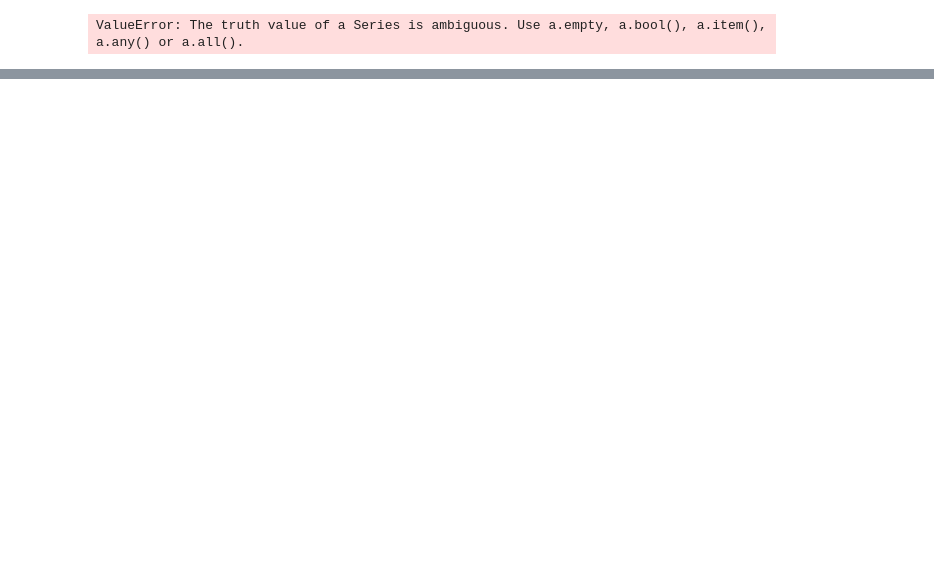
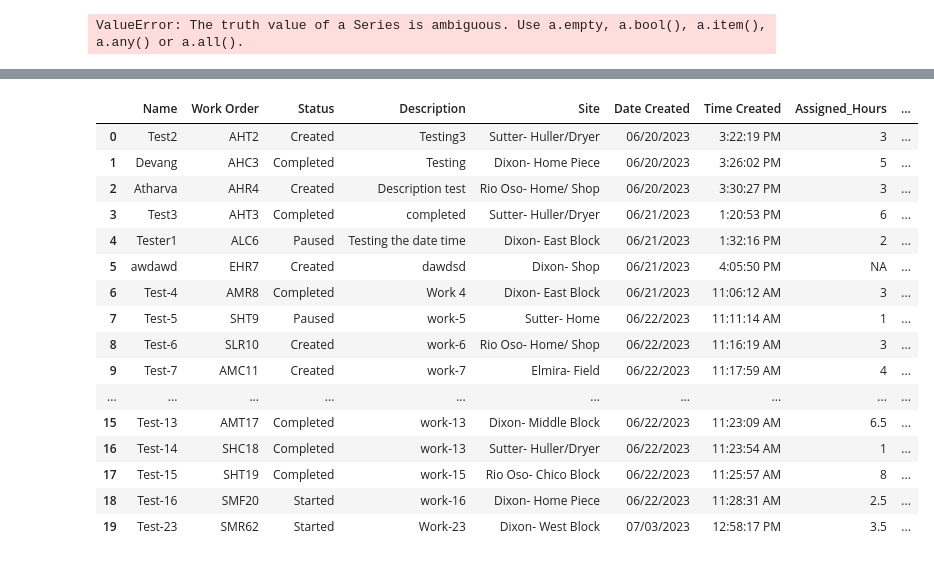
Before and after one commit to PioneerNuts/Exampler_Dashboard, a Jupyter notebook: Test.ipynb, the cells around one changed output, grey strips where cells are left out. Cells and saved outputs as stored; diff of their text form; code cells hidden in the pictures; blank space fills up the shorter version.

```diff
--- a/Test.ipynb
+++ b/Test.ipynb
@@ -654,0 +1411,20 @@ for name, hours in worker_hours.items():
+# %%
+df2.head(20)
+# %% [output]
+|  | Name | Work Order | Status | Description | Site | Date Created | Time Created | Assigned_Hours | ... |
+| 0 | Test2 | AHT2 | Created | Testing3 | Sutter- Huller/Dryer | 06/20/2023 | 3:22:19 PM | 3 | ... |
+| 1 | Devang | AHC3 | Completed | Testing | Dixon- Home Piece | 06/20/2023 | 3:26:02 PM | 5 | ... |
+| 2 | Atharva | AHR4 | Created | Description test | Rio Oso- Home/ Shop | 06/20/2023 | 3:30:27 PM | 3 | ... |
+| 3 | Test3 | AHT3 | Completed | completed | Sutter- Huller/Dryer | 06/21/2023 | 1:20:53 PM | 6 | ... |
+| 4 | Tester1 | ALC6 | Paused | Testing the date time | Dixon- East Block | 06/21/2023 | 1:32:16 PM | 2 | ... |
+| 5 | awdawd | EHR7 | Created | dawdsd | Dixon- Shop | 06/21/2023 | 4:05:50 PM | NA | ... |
+| 6 | Test-4 | AMR8 | Completed | Work 4 | Dixon- East Block | 06/21/2023 | 11:06:12 AM | 3 | ... |
+| 7 | Test-5 | SHT9 | Paused | work-5 | Sutter- Home | 06/22/2023 | 11:11:14 AM | 1 | ... |
+| 8 | Test-6 | SLR10 | Created | work-6 | Rio Oso- Home/ Shop | 06/22/2023 | 11:16:19 AM | 3 | ... |
+| 9 | Test-7 | AMC11 | Created | work-7 | Elmira- Field | 06/22/2023 | 11:17:59 AM | 4 | ... |
+| ... | ... | ... | ... | ... | ... | ... | ... | ... | ... |
+| 15 | Test-13 | AMT17 | Completed | work-13 | Dixon- Middle Block | 06/22/2023 | 11:23:09 AM | 6.5 | ... |
+| 16 | Test-14 | SHC18 | Completed | work-13 | Sutter- Huller/Dryer | 06/22/2023 | 11:23:54 AM | 1 | ... |
+| 17 | Test-15 | SHT19 | Completed | work-15 | Rio Oso- Chico Block | 06/22/2023 | 11:25:57 AM | 8 | ... |
+| 18 | Test-16 | SMF20 | Started | work-16 | Dixon- Home Piece | 06/22/2023 | 11:28:31 AM | 2.5 | ... |
+| 19 | Test-23 | SMR62 | Started | Work-23 | Dixon- West Block | 07/03/2023 | 12:58:17 PM | 3.5 | ... |
```
Also changed, not shown: parts of 82 cells of this notebook, 4 other files.
